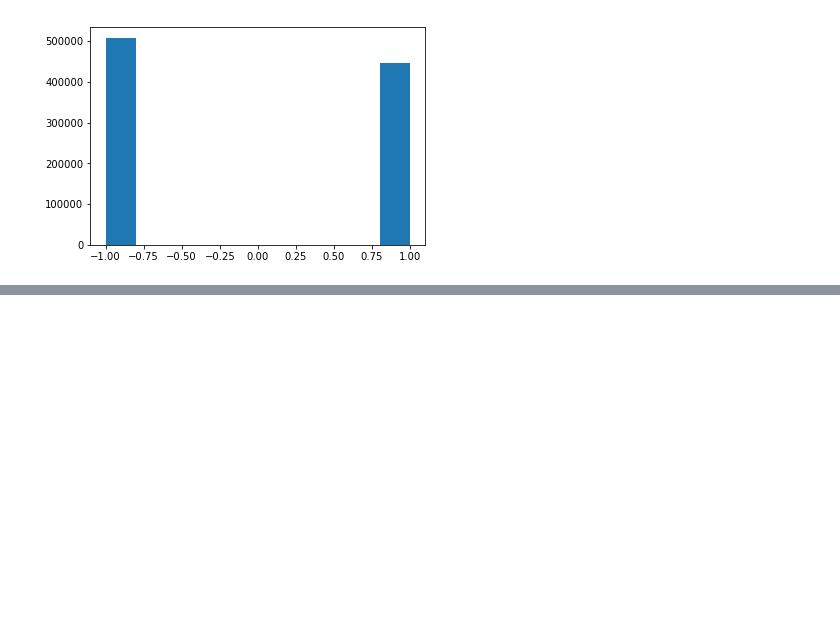
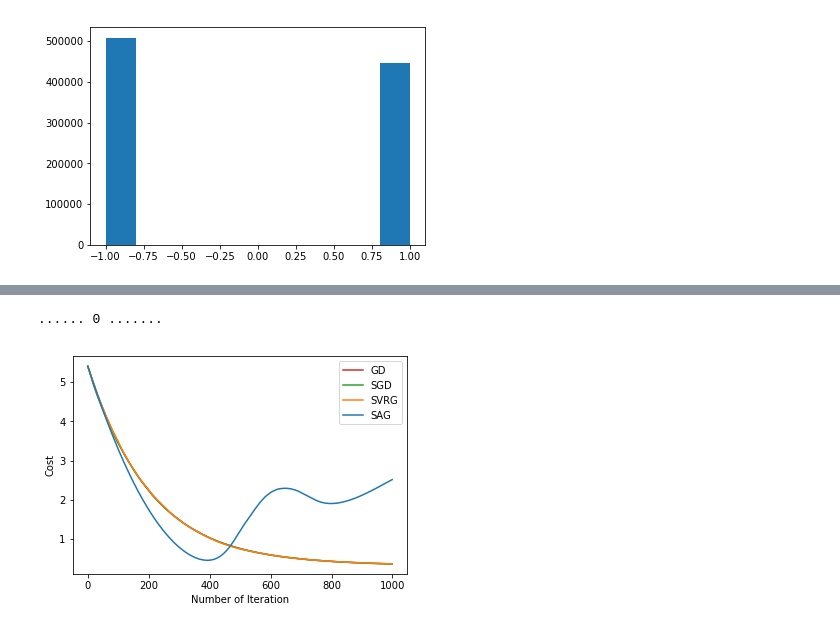
Before and after one commit to hellkvist/EP3260-MLoNs-2020-MH, a Jupyter notebook: Computer-Assignments/CA-G2-2.ipynb, the cells around one changed output, grey strips where cells are left out. Cells and saved outputs as stored; diff of their text form; code cells hidden in the pictures; blank space fills up the shorter version.

Commit message:
added another plot loop for running n_sim simulations of I_max iterations and averaging

```diff
--- a/Computer-Assignments/CA-G2-2.ipynb
+++ b/Computer-Assignments/CA-G2-2.ipynb
@@ -285,8 +281,6 @@ def solver(x, y, w, alpha, num_iters, lambda_, epsilon, optimizer = "GD", mem=Fa
 lambda_ = 100 # change the value 1e-6 is good for full matrices
 epsilon = 0.000001 # change the value
 # %%
-## Solving the optimization problem:
-
 y = Y_train
 x = X_train
 print(x.shape)
@@ -296,8 +290,16 @@ w = np.random.rand(D,1)*0.1  # Initialization of w
 
 # smoothness and convexity
 L = find_smoothness(x, y, lambda_)
-alpha = 1/L
+print("L", L)
+alpha = 1/(16*L)
+
+eigs, _ = np.linalg.eig((y * x).T @ (y * x))
+eig_max = np.max(eigs)
+L_eig = eig_max/4/N
+print("eigmax", eig_max/4/N)
 print("alpha: ", alpha)
+print(1/L)
+print(1/L_eig)
 # %% [output]
 (1000, 15)
 (1000, 1)
@@ -384,10 +388,10 @@ Training time for SAG:  0.5737576484680176
 # %%
 ## Executing the iterations and plot the cost function here:
-I_max = 1000
+I_max = 100
 ti= np.zeros((I_max,4))
 cost_= np.zeros((I_max,4))
 w = np.random.rand(D,1)*0.01
-for i in range(50,I_max):
+for i in range(I_max):
     print("......",i,".......")
     #--------------GD-------------------
     start = time.time()
@@ -474,0 +459,45 @@ Stop on condition fulfilled! Number of iterations:  412 / 1000
+# %%
+## Executing the iterations and plot the cost function here:
+n_sims = 1
+I_max = 1000
+ti= np.zeros((I_max,4))
+cost_= np.zeros((I_max,4))
+for n in range(n_sims):
+    w = np.random.rand(D,1)*0.1
+
+    print("......",n,".......")
+    #--------------GD-------------------
+    gd, gd_cost  = solver(x, y, w, alpha, I_max, lambda_, epsilon, optimizer="GD", mem=False, return_cost=True)
+
+    cost_[:,0] += gd_cost/n_sims
+
+    #---------------SGD------------------
+    sgd, sgd_cost = solver(x, y, w, alpha, I_max, lambda_, epsilon, optimizer="SGD", mem=False, return_cost=True)
+
+    cost_[:,1] += sgd_cost/n_sims
+
+    #---------------SVRG----------------
+    svrg, svrg_cost = solver(x, y, w, alpha, I_max, lambda_, epsilon, optimizer="SVRG", mem=False, return_cost=True)
+
+    cost_[:,2] += svrg_cost/n_sims
+
+    #---------------SAG------------------
+    sag, sag_cost = solver(x, y, w, alpha, I_max, lambda_, epsilon, optimizer="SAG", mem=False, return_cost=True)
+
+    cost_[:,3] += sag_cost/n_sims
+
+    #------------------------------------
+## PLOTs
+l0 = plt.plot(cost_[:,0],color="C3")
+l1 = plt.plot(cost_[:,1],color="C2")
+l2 = plt.plot(cost_[:,2],color="C1")
+l3 = plt.plot(cost_[:,3],color="C0")
+# complete other plots here:
+
+plt.xlabel("Number of Iteration")
+plt.ylabel("Cost")
+plt.legend(['GD', 'SGD', 'SVRG', 'SAG'])
+plt.show()
+# %% [output]
+...... 0 .......
+[figure, added]
```
Also changed, not shown: parts of 15 cells of this notebook.
